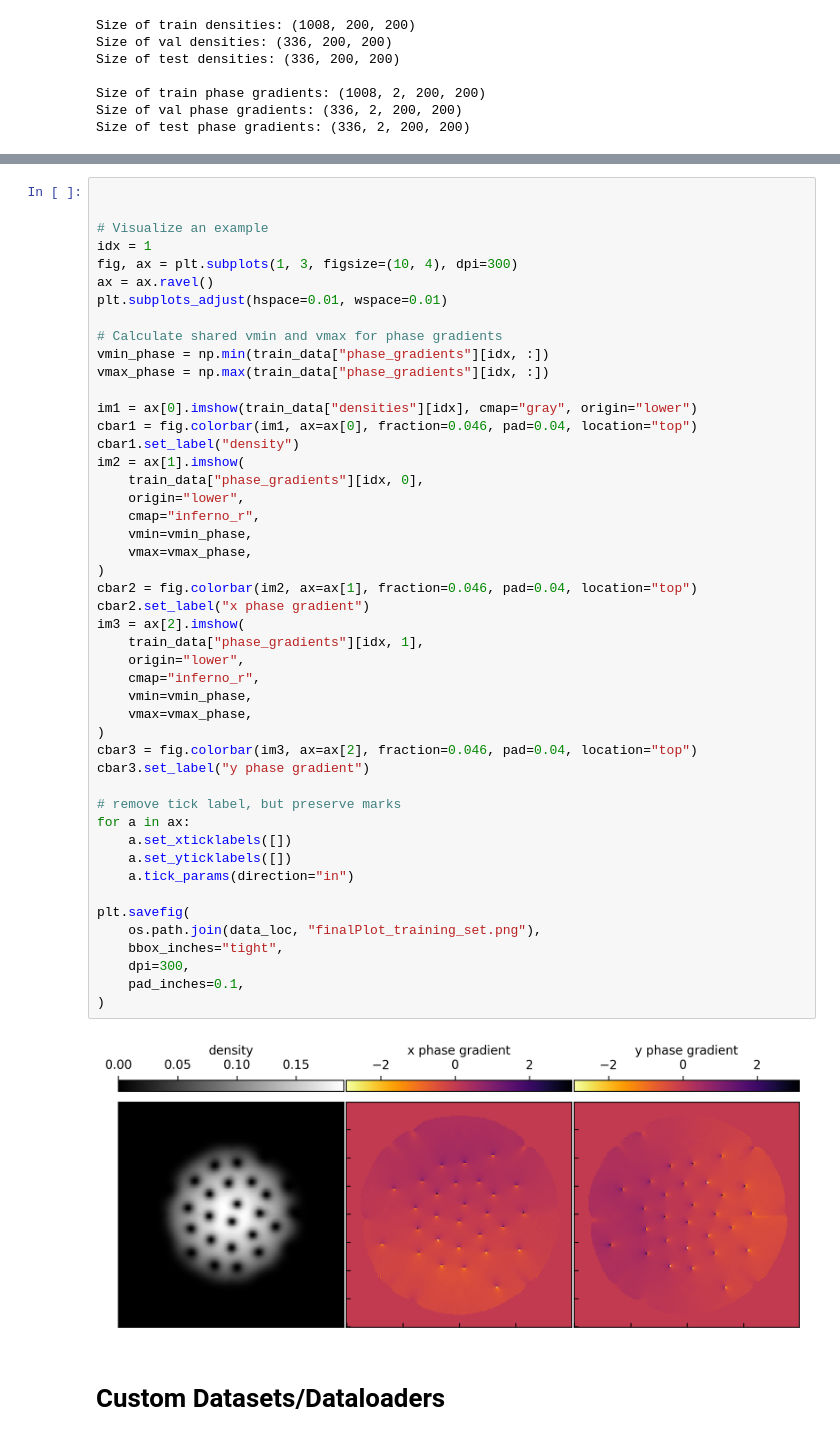
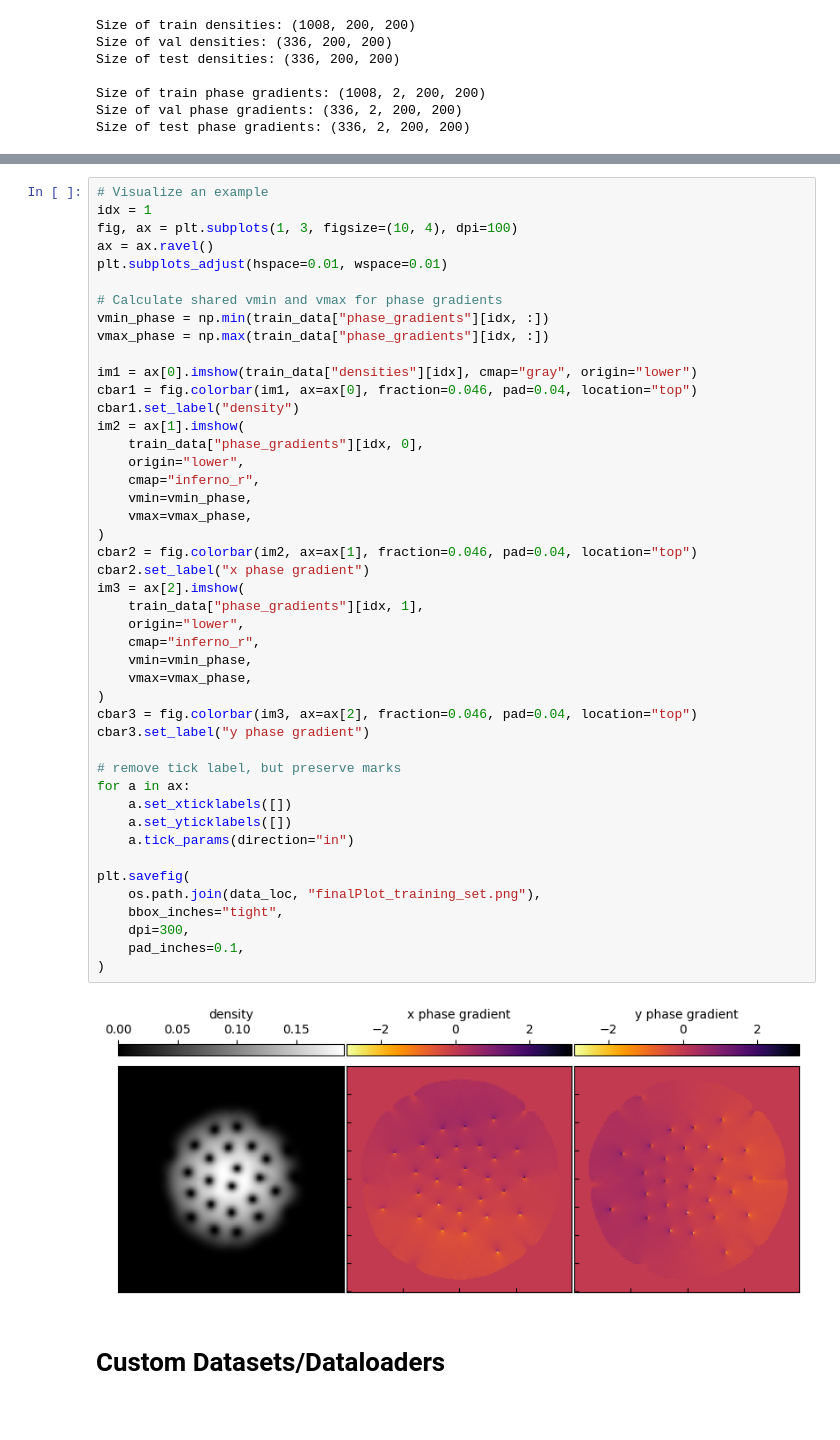
Before and after one commit to JackieLee23/HPML-Final-Project, a Jupyter notebook: quantized_density_to_phase_grad.ipynb, the cells around one changed output, grey strips where cells are left out. Saved outputs shown, nothing was run; the diff lists cells and outputs as text.

```diff
--- a/quantized_density_to_phase_grad.ipynb
+++ b/quantized_density_to_phase_grad.ipynb
@@ -94,9 +81,7 @@ array([[[2.25774496e-24, 2.12975154e-24, 2.21521891e-24, ...,
 # %%
-
-
 # Visualize an example
 idx = 1
-fig, ax = plt.subplots(1, 3, figsize=(10, 4), dpi=300)
+fig, ax = plt.subplots(1, 3, figsize=(10, 4), dpi=100)
 ax = ax.ravel()
 plt.subplots_adjust(hspace=0.01, wspace=0.01)
 
@@ -112,34 +97,34 @@ im2 = ax[1].imshow(
     origin="lower",
     cmap="inferno_r",
     vmin=vmin_phase,
     vmax=vmax_phase,
 )
 cbar2 = fig.colorbar(im2, ax=ax[1], fraction=0.046, pad=0.04, location="top")
 cbar2.set_label("x phase gradient")
 im3 = ax[2].imshow(
     train_data["phase_gradients"][idx, 1],
     origin="lower",
     cmap="inferno_r",
     vmin=vmin_phase,
     vmax=vmax_phase,
 )
 cbar3 = fig.colorbar(im3, ax=ax[2], fraction=0.046, pad=0.04, location="top")
 cbar3.set_label("y phase gradient")
 
 # remove tick label, but preserve marks
 for a in ax:
     a.set_xticklabels([])
     a.set_yticklabels([])
     a.tick_params(direction="in")
 
 plt.savefig(
     os.path.join(data_loc, "finalPlot_training_set.png"),
     bbox_inches="tight",
     dpi=300,
     pad_inches=0.1,
 )
 # %% [output]
-[figure, old version]
+[figure, new version]
 # %% [markdown]
 # Custom Datasets/Dataloaders
 # %%
```
Also changed, not shown: parts of 37 cells of this notebook.
